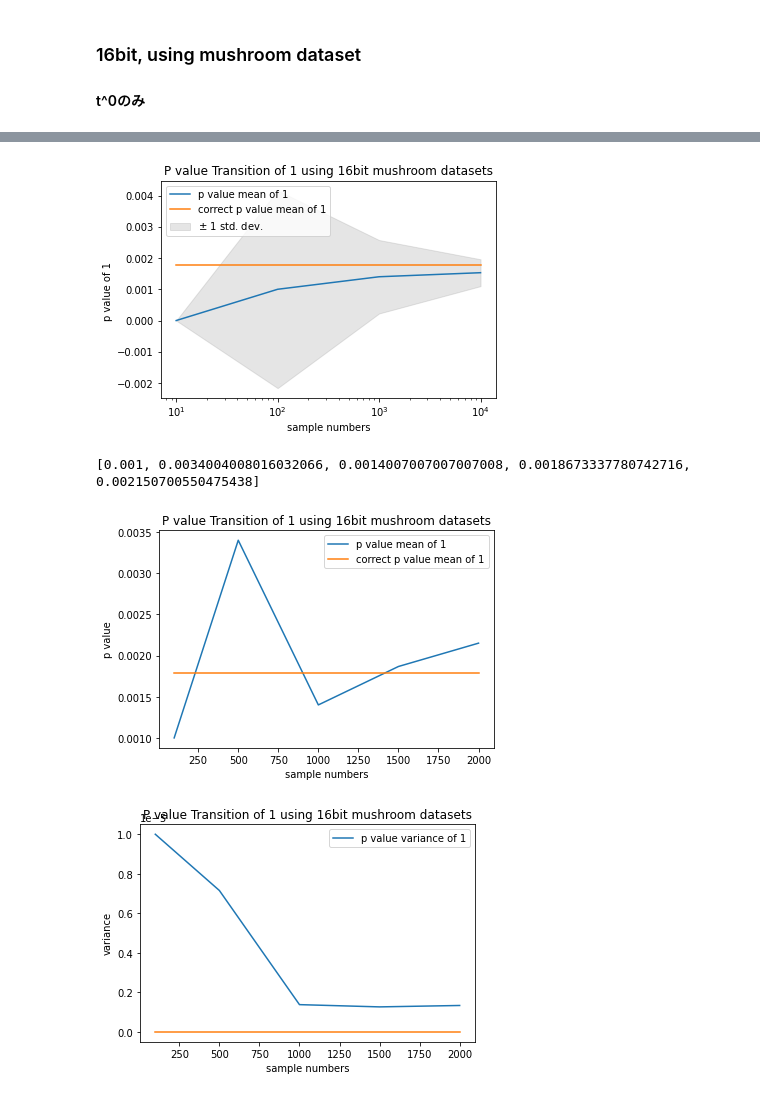
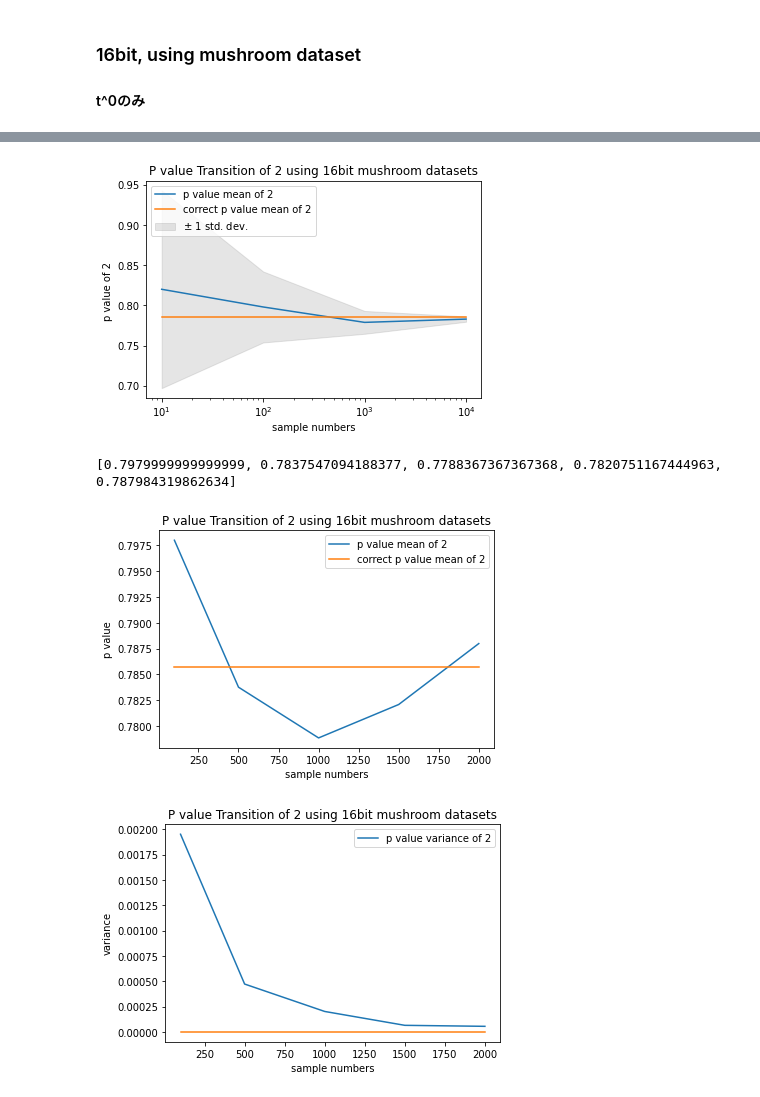
Before and after one commit to twinkle13531/master_degree, a Jupyter notebook: 202008/scripts/compare_t^0_conf4.ipynb, the cells around one changed output, grey strips where cells are left out. Drawn from its saved outputs; the diff is of its cells as text; code cells hidden in the pictures.

```diff
--- a/202008/scripts/compare_t^0_conf4.ipynb
+++ b/202008/scripts/compare_t^0_conf4.ipynb
@@ -124,72 +124,72 @@ qubol_conf4_lg_upper = (np.array(qubol_conf4_lg_mean_list) - np.array(qubol_conf
 plt.fill_between(numreads_10, qubol_conf4_lg_lower, qubol_conf4_lg_upper, color='grey', alpha=.2, label=r'$\pm$ 1 std. dev.')
 
 # mean
-plt.plot(numreads_10, qubol_conf4_lg_mean_list, label='p value mean of 1')
+plt.plot(numreads_10, qubol_conf4_lg_mean_list, label='p value mean of 2')
 
 # 本当の値
-plt.plot(numreads_10, [enul_p_conf4['1']]*4, label='correct p value mean of 1')
+plt.plot(numreads_10, [enul_p_conf4['2']]*4, label='correct p value mean of 2')
 
 ax = plt.gca()
 ax.set_xscale('log')
 
-plt.title('P value Transition of 1 using 16bit mushroom datasets')
+plt.title('P value Transition of 2 using 16bit mushroom datasets')
 plt.xlabel('sample numbers')
-plt.ylabel('p value of 1 ')
+plt.ylabel('p value of 2 ')
 plt.legend(loc="upper left")
 
 plt.show()
 
 fig.savefig('../output/mushrooml/t0_10_10000_P.png')
 # %% [output]
-[figure, old version]
+[figure, new version]
 # %%
 # 画像のプロット先の準備
 fig = plt.figure()
 
 #y軸
 qubol_conf4_5_mean_list = []
-qubol_conf4_5_mean_list.append(to_qubol_samples_p_conf4['100']['1'].mean())
-qubol_conf4_5_mean_list.append(to_qubol_samples_p_conf4['500']['1'].mean())
-qubol_conf4_5_mean_list.append(to_qubol_samples_p_conf4['1000']['1'].mean())
-qubol_conf4_5_mean_list.append(to_qubol_samples_p_conf4['1500']['1'].mean())
-qubol_conf4_5_mean_list.append(to_qubol_samples_p_conf4['2000']['1'].mean())
+qubol_conf4_5_mean_list.append(to_qubol_samples_p_conf4['100']['2'].mean())
+qubol_conf4_5_mean_list.append(to_qubol_samples_p_conf4['500']['2'].mean())
+qubol_conf4_5_mean_list.append(to_qubol_samples_p_conf4['1000']['2'].mean())
+qubol_conf4_5_mean_list.append(to_qubol_samples_p_conf4['1500']['2'].mean())
+qubol_conf4_5_mean_list.append(to_qubol_samples_p_conf4['2000']['2'].mean())
 print(qubol_conf4_5_mean_list)
 
-plt.plot(numreads_5, qubol_conf4_5_mean_list, label='p value mean of 1')
-plt.plot(numreads_5, [enul_p_conf4['1']]*5, label='correct p value mean of 1')
+plt.plot(numreads_5, qubol_conf4_5_mean_list, label='p value mean of 2')
+plt.plot(numreads_5, [enul_p_conf4['2']]*5, label='correct p value mean of 2')
 
-plt.title('P value Transition of 1 using 16bit mushroom datasets')
+plt.title('P value Transition of 2 using 16bit mushroom datasets')
 plt.xlabel('sample numbers')
 plt.ylabel('p value')
 plt.legend()
 
 fig.savefig('../output/mushrooml/t0_100_2000_meanP.png')
 # %% [output]
-[0.001, 0.0034004008016032066, 0.0014007007007007008, 0.0018673337780742716, 0.002150700550475438]
+[0.7979999999999999, 0.7837547094188377, 0.7788367367367368, 0.7820751167444963, 0.787984319862634]
-[figure, old version]
+[figure, new version]
 # %%
 # 画像のプロット先の準備
 fig = plt.figure()
 
 #y軸
 qubol_conf4_5_var_list = []
-qubol_conf4_5_var_list.append(to_qubol_samples_p_conf4['100']['1'].var())
-qubol_conf4_5_var_list.append(to_qubol_samples_p_conf4['500']['1'].var())
-qubol_conf4_5_var_list.append(to_qubol_samples_p_conf4['1000']['1'].var())
-qubol_conf4_5_var_list.append(to_qubol_samples_p_conf4['1500']['1'].var())
-qubol_conf4_5_var_list.append(to_qubol_samples_p_conf4['2000']['1'].var())
+qubol_conf4_5_var_list.append(to_qubol_samples_p_conf4['100']['2'].var())
+qubol_conf4_5_var_list.append(to_qubol_samples_p_conf4['500']['2'].var())
+qubol_conf4_5_var_list.append(to_qubol_samples_p_conf4['1000']['2'].var())
+qubol_conf4_5_var_list.append(to_qubol_samples_p_conf4['1500']['2'].var())
+qubol_conf4_5_var_list.append(to_qubol_samples_p_conf4['2000']['2'].var())
 
-plt.plot(numreads_5, qubol_conf4_5_var_list, label='p value variance of 1')
+plt.plot(numreads_5, qubol_conf4_5_var_list, label='p value variance of 2')
 plt.plot(numreads_5, [0]*5)
 
-plt.title('P value Transition of 1 using 16bit mushroom datasets')
+plt.title('P value Transition of 2 using 16bit mushroom datasets')
 plt.xlabel('sample numbers')
 plt.ylabel('variance')
 plt.legend()
 
 fig.savefig('../output/mushrooml/t0_100_2000_varP.png')
 # %% [output]
-[figure, old version]
+[figure, new version]
 # %%
 # 画像のプロット先の準備
 fig = plt.figure()
```
Also changed, not shown: parts of 7 cells of this notebook.
